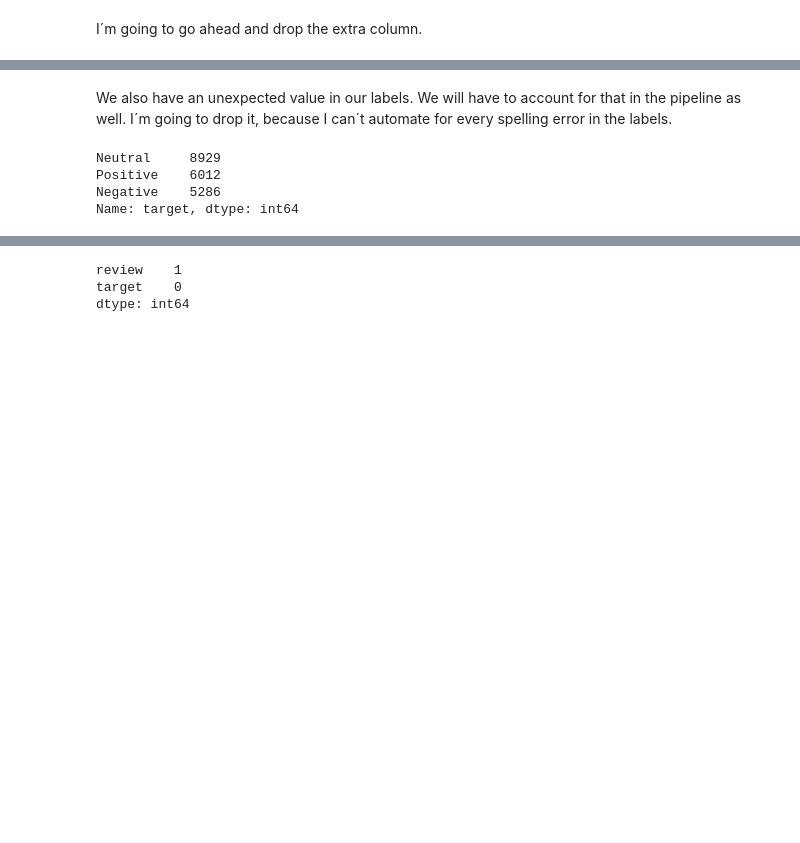
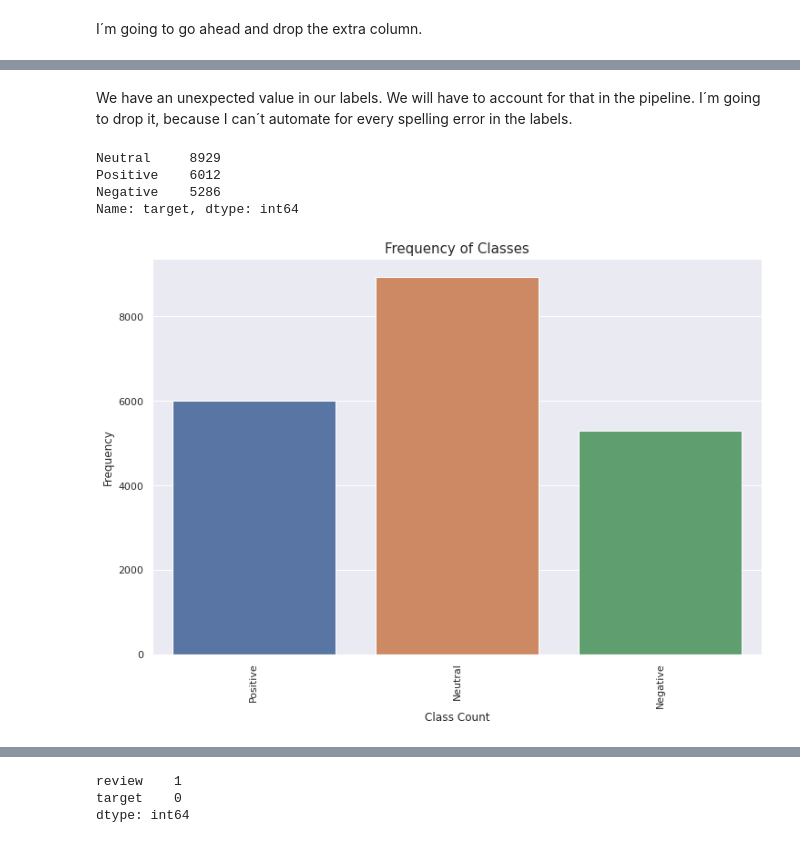
Before and after one commit to bryanfree66/colab_notebooks, a Jupyter notebook: sentiment_analysis_sample.ipynb, the cells around one changed output, grey strips where cells are left out. Cells and saved outputs as stored; diff of their text form; code cells hidden in the pictures; blank space fills up the shorter version.

Commit message:
Reordered code to have a more logical flow before building the pipeline.

```diff
--- a/sentiment_analysis_sample.ipynb
+++ b/sentiment_analysis_sample.ipynb
@@ -118,5 +120,5 @@ Name: target, dtype: int64
 # %% [markdown]
-We also have an unexpected value in our labels. We will have to account for that in the pipeline as well. I´m going to drop it, because I can´t automate for every spelling error in the labels.
+We have an unexpected value in our labels. We will have to account for that in the pipeline. I´m going to drop it, because I can´t automate for every spelling error in the labels.
 # %%
 correct_labels = ['Positive', 'Negative', 'Neutral']
 original_data = original_data[original_data.target.isin(correct_labels)]
@@ -126,3 +128,13 @@ Neutral     8929
 Positive    6012
 Negative    5286
 Name: target, dtype: int64
+# %%
+plt.figure(figsize=(12,8))
+sns.countplot(x=target_col, data=original_data)
+plt.ylabel('Frequency', fontsize=12)
+plt.xlabel('Class Count', fontsize=12)
+plt.xticks(rotation='vertical')
+plt.title("Frequency of Classes", fontsize=15)
+plt.show()
+# %% [output]
+[figure, added]
```
Also changed, not shown: parts of 23 cells of this notebook.
